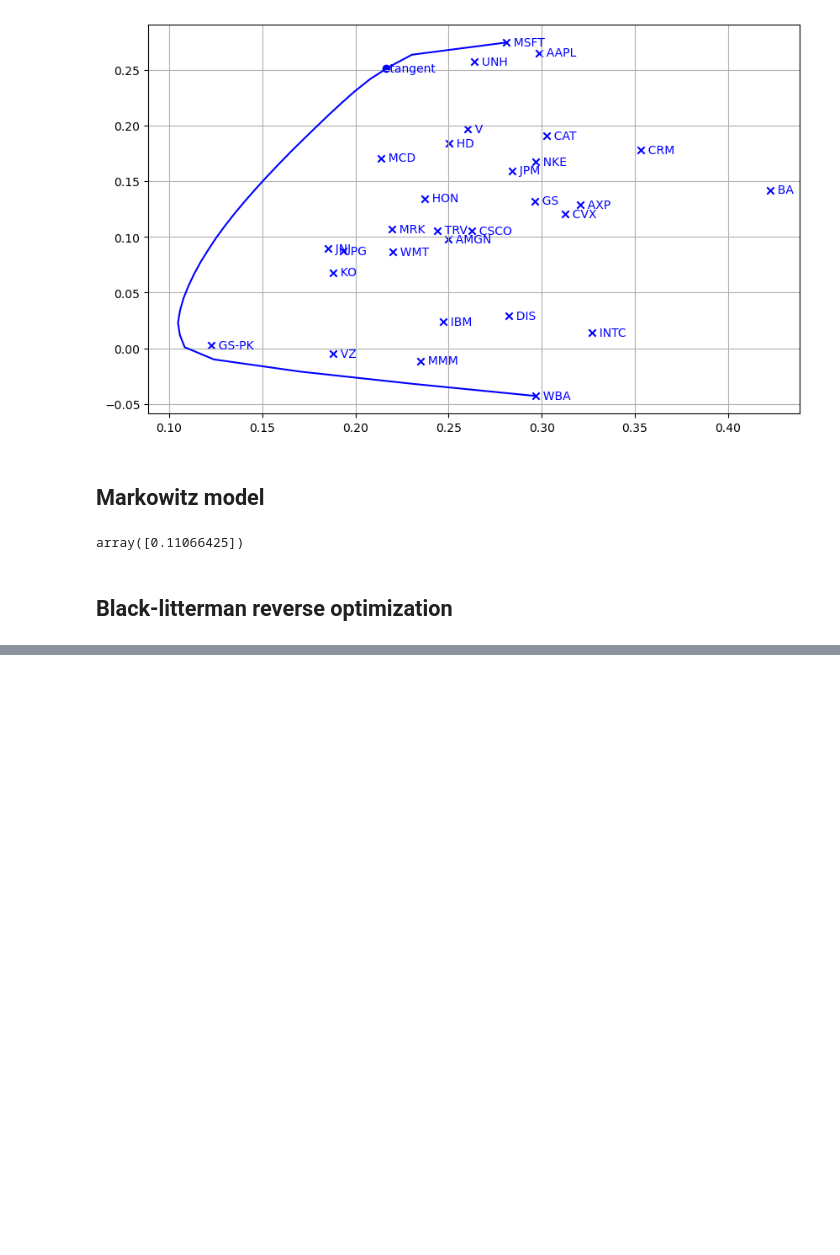
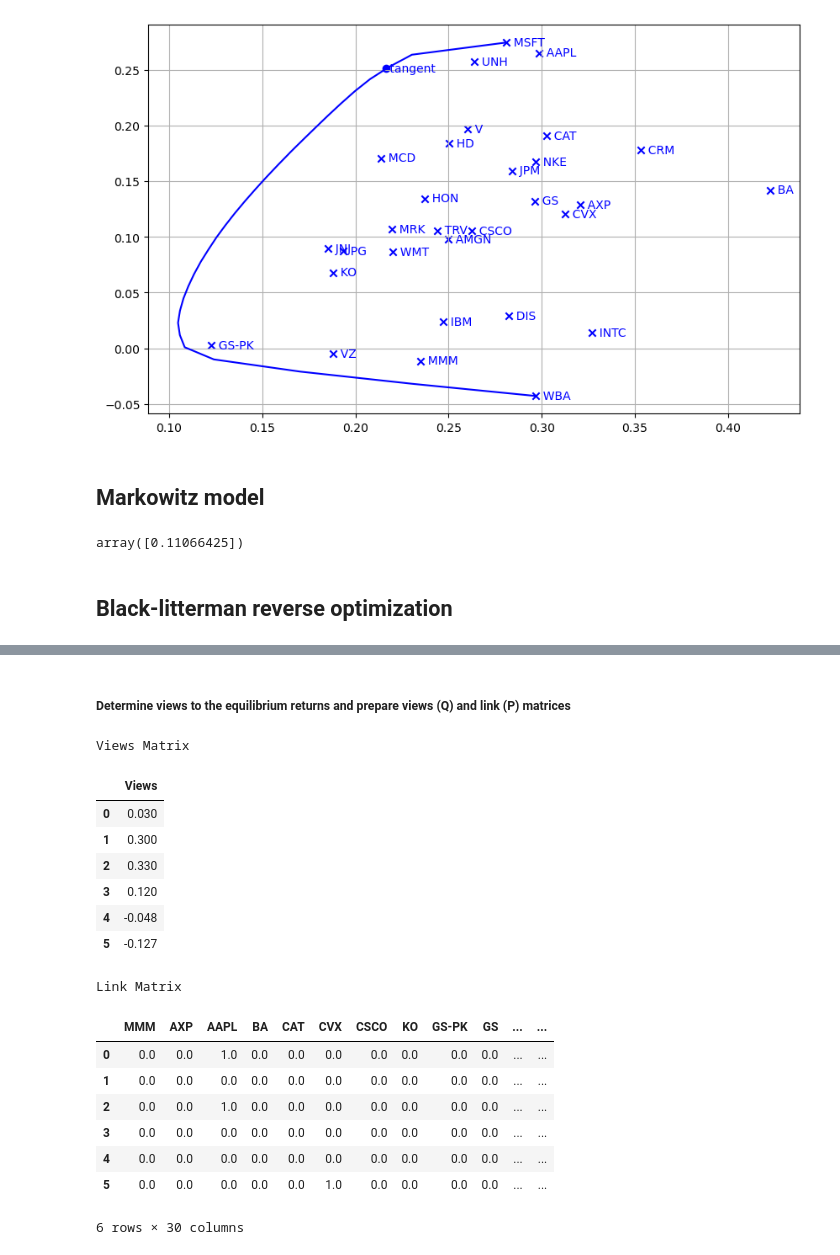
Before and after one commit to ps1899/Portfolio_Optimization-Black_Litterman, a Jupyter notebook: bl.ipynb, the cells around one changed output, grey strips where cells are left out. Drawn from its saved outputs; the diff is of its cells as text; code cells hidden in the pictures; blank space fills up the shorter version.

```diff
--- a/bl.ipynb
+++ b/bl.ipynb
@@ -287,0 +284,58 @@ y
+# %% [markdown]
+##### Determine views to the equilibrium returns and prepare views (Q) and link (P) matrices
+# %%
+def create_views_and_link_matrix(names, relative_views, absolute_views):
+    r, a, c = len(relative_views), len(absolute_views), len(names)
+    Q = [relative_views[i][3] for i in range(r)]  # view matrix
+    if(absolute_views):
+        for i in absolute_views:
+            Q.append(i[1]);
+    P = np.zeros([r+a, c])
+    nameToIndex = dict()
+    for i, n in enumerate(names):
+        nameToIndex[n] = i
+    for i, v in enumerate(relative_views):
+        name1, name2 = relative_views[i][0], relative_views[i][2]
+        P[i, nameToIndex[name1]] = +1 if relative_views[i][1] == '>' else -1
+        P[i, nameToIndex[name2]] = -1 if relative_views[i][1] == '>' else +1
+    for i, v in enumerate(absolute_views):
+        name  = absolute_views[i][0]
+        P[i+r, nameToIndex[name]] += 1
+    return np.array(Q), P
+
+
+
+relative_views = [('AAPL', '>', 'MSFT', 0.03)]
+
+absolute_views = [('MSFT', 0.30),
+                    ('AAPL', 0.33),
+                    ('MCD', 0.12),
+                    ('JPM', -0.048),
+                    ('CVX', -0.127,
+                     ('NKE', 0.051))]
+
+Q, P = create_views_and_link_matrix(names, relative_views, absolute_views)
+print('Views Matrix')
+display(pd.DataFrame({'Views':Q}))
+print('Link Matrix')
+P = pd.DataFrame(P)
+P.columns = stocks_list
+display(P)
+# %% [output]
+Views Matrix
+|  | Views |
+| 0 | 0.030 |
+| 1 | 0.300 |
+| 2 | 0.330 |
+| 3 | 0.120 |
+| 4 | -0.048 |
+| 5 | -0.127 |
+Link Matrix
+|  | MMM | AXP | AAPL | BA | CAT | CVX | CSCO | KO | GS-PK | GS | ... | ... |
+| 0 | 0.0 | 0.0 | 1.0 | 0.0 | 0.0 | 0.0 | 0.0 | 0.0 | 0.0 | 0.0 | ... | ... |
+| 1 | 0.0 | 0.0 | 0.0 | 0.0 | 0.0 | 0.0 | 0.0 | 0.0 | 0.0 | 0.0 | ... | ... |
+| 2 | 0.0 | 0.0 | 1.0 | 0.0 | 0.0 | 0.0 | 0.0 | 0.0 | 0.0 | 0.0 | ... | ... |
+| 3 | 0.0 | 0.0 | 0.0 | 0.0 | 0.0 | 0.0 | 0.0 | 0.0 | 0.0 | 0.0 | ... | ... |
+| 4 | 0.0 | 0.0 | 0.0 | 0.0 | 0.0 | 0.0 | 0.0 | 0.0 | 0.0 | 0.0 | ... | ... |
+| 5 | 0.0 | 0.0 | 0.0 | 0.0 | 0.0 | 1.0 | 0.0 | 0.0 | 0.0 | 0.0 | ... | ... |
+6 rows × 30 columns
```
Also changed, not shown: parts of 9 cells of this notebook.
